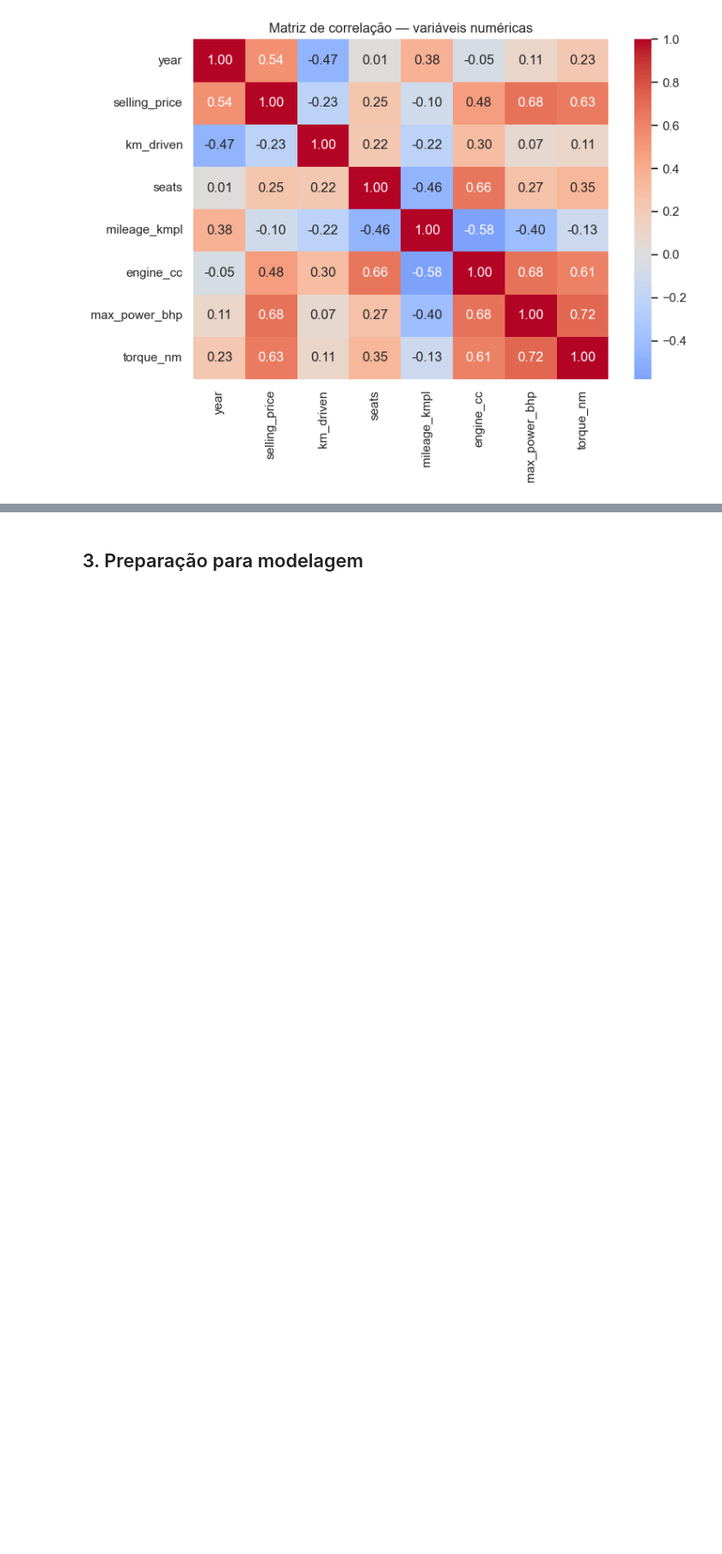
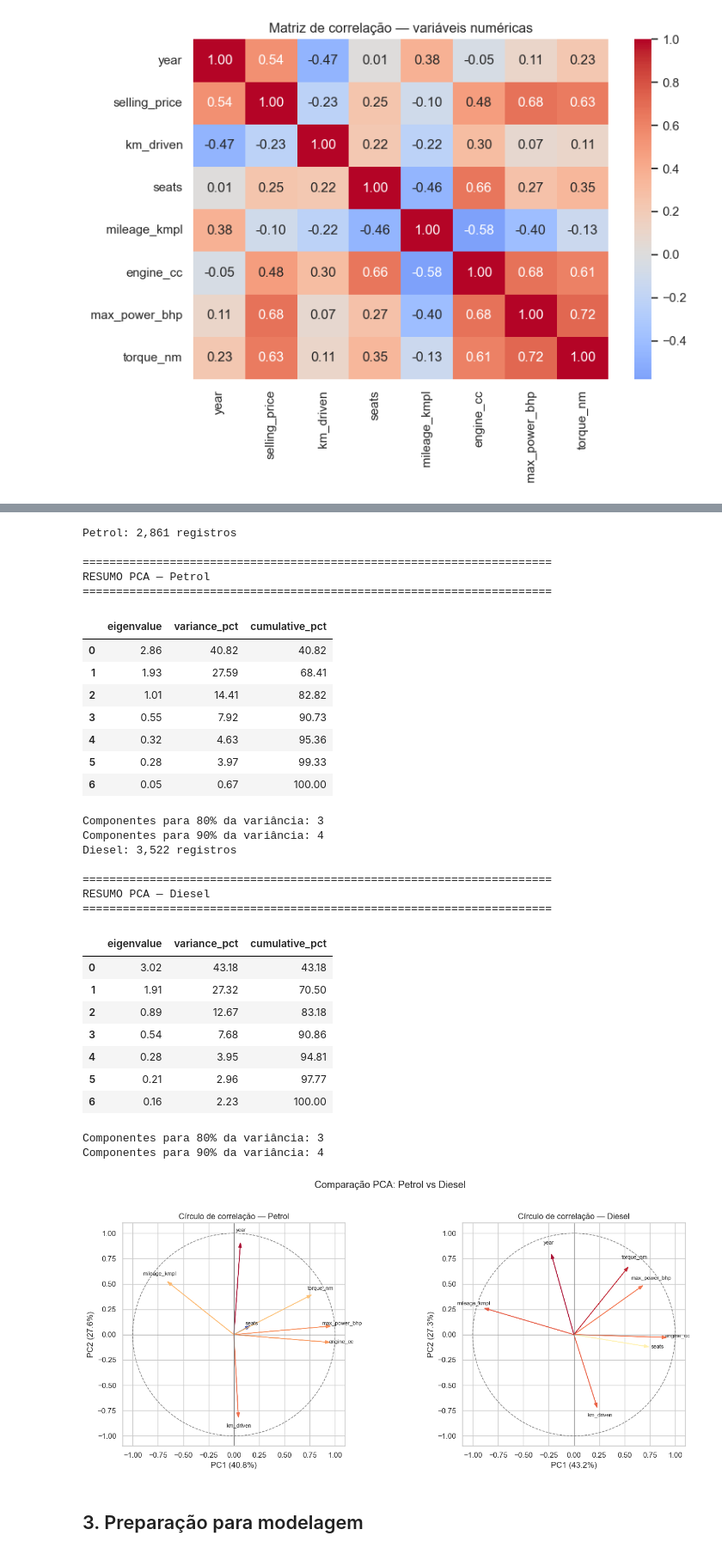
Before and after one commit to GabLeal/trabalho-final-pco213, a Jupyter notebook: projeto_pco213_car_price.ipynb, the cells around one changed output, grey strips where cells are left out. Shown at 86% size. Cells and saved outputs as stored; diff of their text form; code cells hidden in the pictures; blank space fills up the shorter version.

```diff
--- a/projeto_pco213_car_price.ipynb
+++ b/projeto_pco213_car_price.ipynb
@@ -24,6 +24,7 @@ from sklearn.metrics import mean_absolute_error, mean_squared_error, r2_score
 from sklearn.model_selection import cross_validate, train_test_split
 from sklearn.neighbors import KNeighborsRegressor
 from sklearn.pipeline import Pipeline
+from sklearn.decomposition import PCA
 from sklearn.preprocessing import OneHotEncoder, StandardScaler
 
 warnings.filterwarnings("ignore")
@@ -32,6 +33,8 @@ sns.set_theme(style="whitegrid")
 
 RANDOM_STATE = 42
 DATA_PATH = Path("datasets/Car details v3.csv")
+OUTPUT_DIR = Path("outputs")
+OUTPUT_DIR.mkdir(exist_ok=True)
 # %% [markdown]
 ## 1. Carregamento e limpeza dos dados
 # %%
@@ -203,3 +383,68 @@ plt.show()
+# %%
+def run_segment_pca(data, fuel_type):
+    segment = data[data["fuel"] == fuel_type]
+    matrix = prepare_pca_matrix(segment)
+    pca, _, feature_names = fit_pca(matrix)
+    return pca, pca_correlations(pca), feature_names, len(matrix)
+
+
+segments = {}
+for fuel in ["Petrol", "Diesel"]:
+    pca_seg, corr_seg, names_seg, n_rows = run_segment_pca(df, fuel)
+    segments[fuel] = {"pca": pca_seg, "corr": corr_seg, "names": names_seg, "n": n_rows}
+    print(f"{fuel}: {n_rows:,} registros")
+    print_pca_summary(pca_seg, f"— {fuel}")
+
+fig, axes = plt.subplots(1, 2, figsize=(14, 6))
+for ax, fuel, color in [
+    (axes[0], "Petrol", "#00AFBB"),
+    (axes[1], "Diesel", "#FC4E07"),
+]:
+    seg = segments[fuel]
+    plot_corr_circle_on_ax(
+        ax,
+        seg["corr"],
+        seg["names"],
+        seg["pca"],
+        f"Círculo de correlação — {fuel}",
+    )
+
+plt.suptitle("Comparação PCA: Petrol vs Diesel", y=1.02)
+plt.tight_layout()
+plt.savefig(OUTPUT_DIR / "pca_circle_petrol_diesel.png", dpi=150, bbox_inches="tight")
+plt.show()
+# %% [output]
+Petrol: 2,861 registros
+
+======================================================================
+RESUMO PCA — Petrol
+======================================================================
+|  | eigenvalue | variance_pct | cumulative_pct |
+| 0 | 2.86 | 40.82 | 40.82 |
+| 1 | 1.93 | 27.59 | 68.41 |
+| 2 | 1.01 | 14.41 | 82.82 |
+| 3 | 0.55 | 7.92 | 90.73 |
+| 4 | 0.32 | 4.63 | 95.36 |
+| 5 | 0.28 | 3.97 | 99.33 |
+| 6 | 0.05 | 0.67 | 100.00 |
+Componentes para 80% da variância: 3
+Componentes para 90% da variância: 4
+Diesel: 3,522 registros
+
+======================================================================
+RESUMO PCA — Diesel
+======================================================================
+|  | eigenvalue | variance_pct | cumulative_pct |
+| 0 | 3.02 | 43.18 | 43.18 |
+| 1 | 1.91 | 27.32 | 70.50 |
+| 2 | 0.89 | 12.67 | 83.18 |
+| 3 | 0.54 | 7.68 | 90.86 |
+| 4 | 0.28 | 3.95 | 94.81 |
+| 5 | 0.21 | 2.96 | 97.77 |
+| 6 | 0.16 | 2.23 | 100.00 |
+Componentes para 80% da variância: 3
+Componentes para 90% da variância: 4
+[figure, added]
 # %% [markdown]
 ## 3. Preparação para modelagem
 # %%
```
Also changed, not shown: parts of 3 cells of this notebook, 2 other files.
